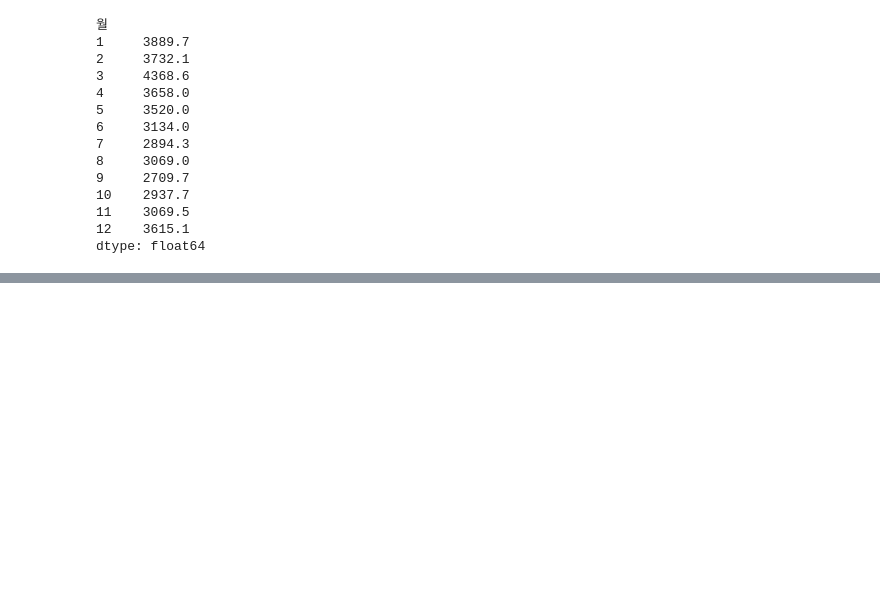
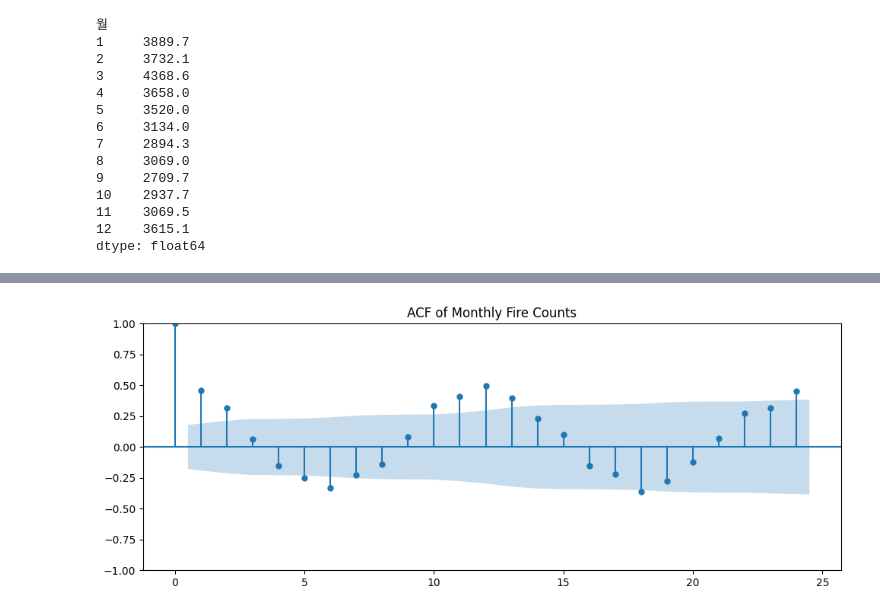
Before and after one commit to mannduuu07-png/korea-fire-frequency-severity-analysis, a Jupyter notebook: notebooks/02_temporal_analysis.ipynb, the cells around one changed output, grey strips where cells are left out. Drawn from its saved outputs; the diff is of its cells as text; code cells hidden in the pictures; blank space fills up the shorter version.

```diff
--- a/notebooks/02_temporal_analysis.ipynb
+++ b/notebooks/02_temporal_analysis.ipynb
@@ -76,0 +129,11 @@ dtype: float64
+# %%
+from statsmodels.graphics.tsaplots import plot_acf
+
+fig, ax = plt.subplots(figsize=(10, 4))
+plot_acf(monthly_ts, lags=24, ax=ax)
+plt.title('ACF of Monthly Fire Counts')
+plt.tight_layout()
+plt.savefig('/content/drive/MyDrive/fire_data/processed/acf_plot.png', dpi=150)
+plt.show()
+# %% [output]
+[figure, added]
```
Also changed, not shown: parts of 4 cells of this notebook.
